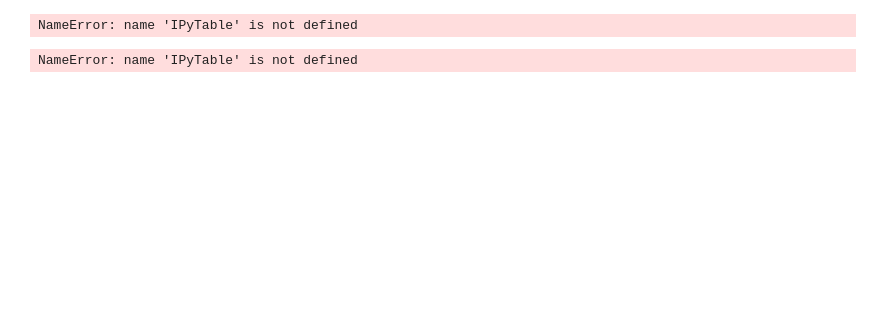
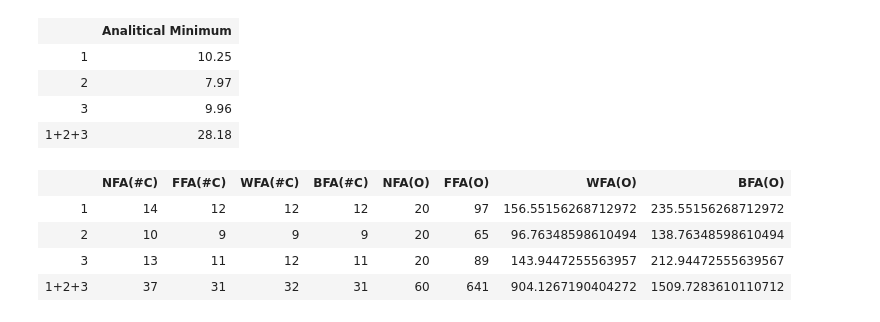
Before and after one commit to chaliy/studies-octo-adventure, a Jupyter notebook: lp/c2_2/do/l2_2.ipynb, the cells around one changed output. Drawn from its saved outputs; the diff is of its cells as text; code cells hidden in the pictures; blank space fills up the shorter version.

```diff
--- a/lp/c2_2/do/l2_2.ipynb
+++ b/lp/c2_2/do/l2_2.ipynb
@@ -174,5 +568,5 @@ NameError: name 'bfa_sorted' is not defined
 # %%
-IPyTable(["", "Analitical Minimum"],
+display_table(["", "Analitical Minimum"],
 	[
 		["1", min_analitical(c, s1)],
 		["2", min_analitical(c, s2)],
@@ -180,15 +574,23 @@ IPyTable(["", "Analitical Minimum"],
 		["1+2+3", min_analitical(c, s)]
 	])
 # %% [output]
-NameError: name 'IPyTable' is not defined
+|  | Analitical Minimum |
+| 1 | 10.25 |
+| 2 | 7.97 |
+| 3 | 9.96 |
+| 1+2+3 | 28.18 |
 # %%
-IPyTable(["", "NFA(#C)", "FFA(#C)", "WFA(#C)", "BFA(#C)", "NFA(O)", "FFA(O)", "WFA(O)", "BFA(O)"],
+display_table(["", "NFA(#C)", "FFA(#C)", "WFA(#C)", "BFA(#C)", "NFA(O)", "FFA(O)", "WFA(O)", "BFA(O)"],
 	[
 		["1", len(s1_nfa_containers), len(s1_ffa_containers), len(s1_wfa_containers), len(s1_bfa_containers), s1_nfa_o, s1_ffa_o, s1_wfa_o, s1_bfa_o],
 		["2", len(s2_nfa_containers), len(s2_ffa_containers), len(s2_wfa_containers), len(s2_bfa_containers), s2_nfa_o, s2_ffa_o, s2_wfa_o, s2_bfa_o],
 		["3", len(s3_nfa_containers), len(s3_ffa_containers), len(s3_wfa_containers), len(s3_bfa_containers), s3_nfa_o, s3_ffa_o, s3_wfa_o, s3_bfa_o],
 		["1+2+3", len(s_nfa_containers), len(s_ffa_containers), len(s_wfa_containers), len(s_bfa_containers), s_nfa_o, s_ffa_o, s_wfa_o, s_bfa_o]
 	])
 # %% [output]
-NameError: name 'IPyTable' is not defined
+|  | NFA(#C) | FFA(#C) | WFA(#C) | BFA(#C) | NFA(O) | FFA(O) | WFA(O) | BFA(O) |
+| 1 | 14 | 12 | 12 | 12 | 20 | 97 | 156.55156268712972 | 235.55156268712972 |
+| 2 | 10 | 9 | 9 | 9 | 20 | 65 | 96.76348598610494 | 138.76348598610494 |
+| 3 | 13 | 11 | 12 | 11 | 20 | 89 | 143.9447255563957 | 212.94472555639567 |
+| 1+2+3 | 37 | 31 | 32 | 31 | 60 | 641 | 904.1267190404272 | 1509.7283610110712 |
 # %%
```
Also changed, not shown: parts of 39 cells of this notebook, 15 other files.
